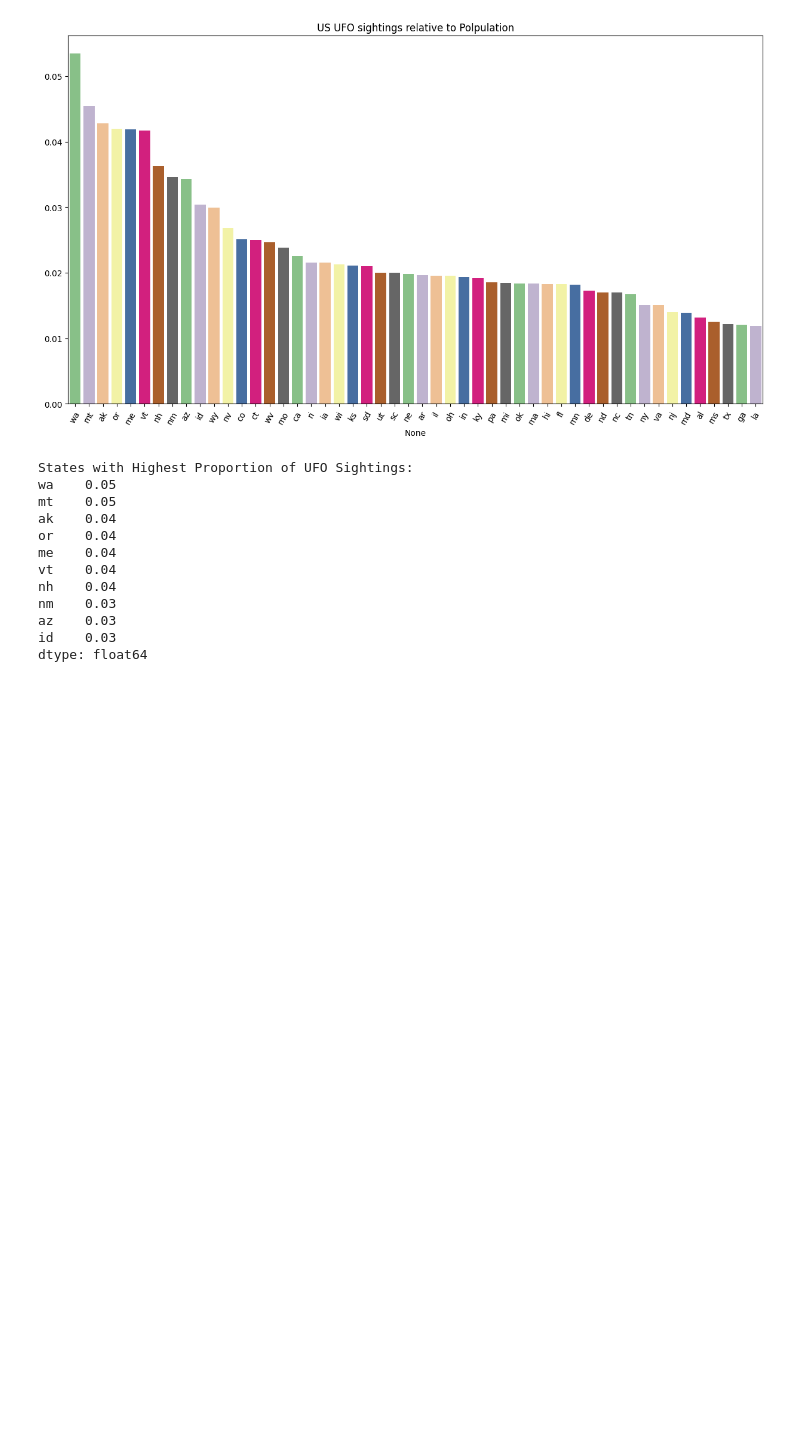
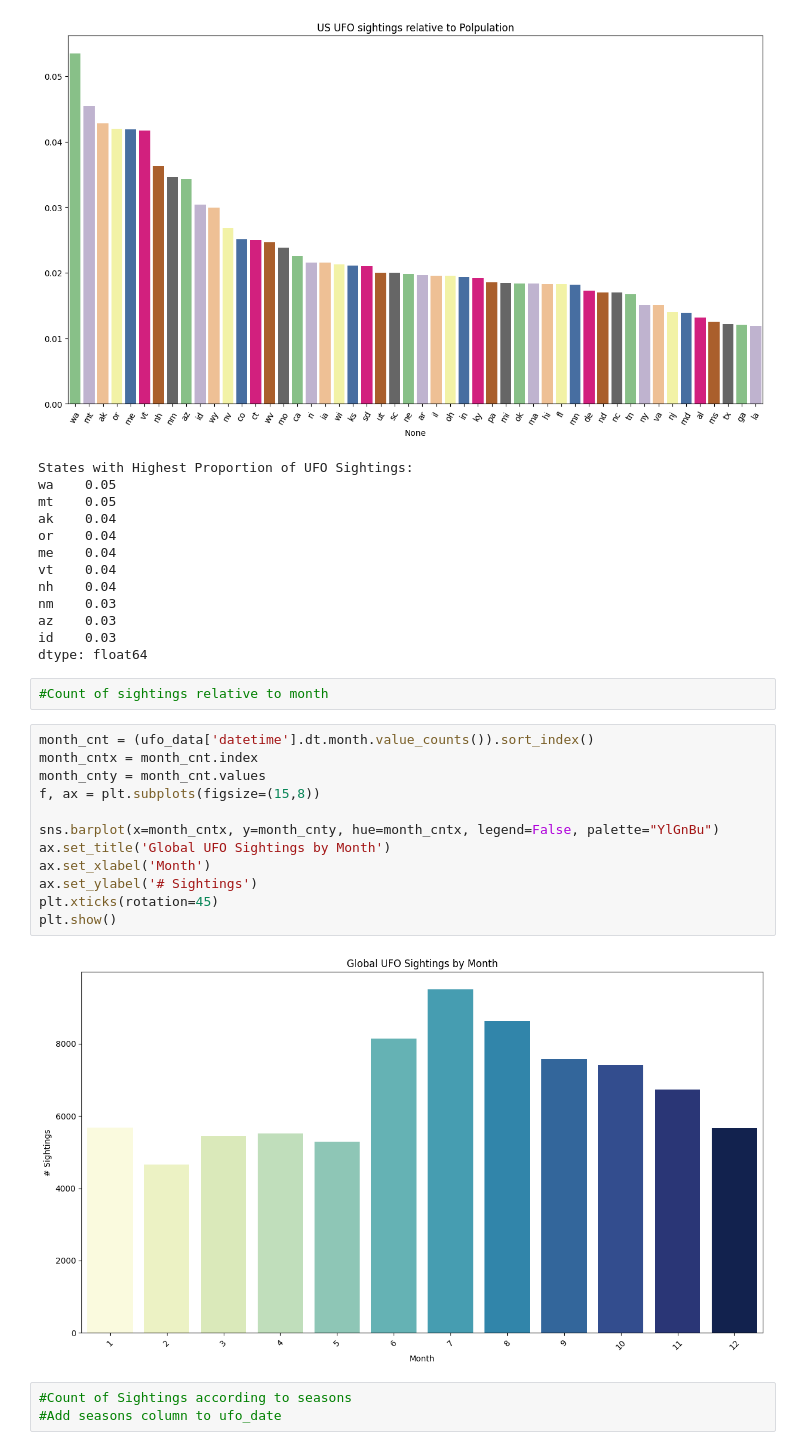
Before and after one commit to AnaghaWani/EDA, a Jupyter notebook: nuforc.ipynb, the cells around one changed output. Saved outputs shown, nothing was run; the diff lists cells and outputs as text; blank space fills up the shorter version.

```diff
--- a/nuforc.ipynb
+++ b/nuforc.ipynb
@@ -219,3 +221,22 @@ nm    0.03
 az    0.03
 id    0.03
 dtype: float64
+# %%
+#Count of sightings relative to month
+# %%
+month_cnt = (ufo_data['datetime'].dt.month.value_counts()).sort_index()
+month_cntx = month_cnt.index
+month_cnty = month_cnt.values
+f, ax = plt.subplots(figsize=(15,8))
+
+sns.barplot(x=month_cntx, y=month_cnty, hue=month_cntx, legend=False, palette="YlGnBu")
+ax.set_title('Global UFO Sightings by Month')
+ax.set_xlabel('Month')
+ax.set_ylabel('# Sightings')
+plt.xticks(rotation=45)
+plt.show()
+# %% [output]
+[figure, added]
+# %%
+#Count of Sightings according to seasons
+#Add seasons column to ufo_date
```
Also changed, not shown: parts of 14 cells of this notebook.
